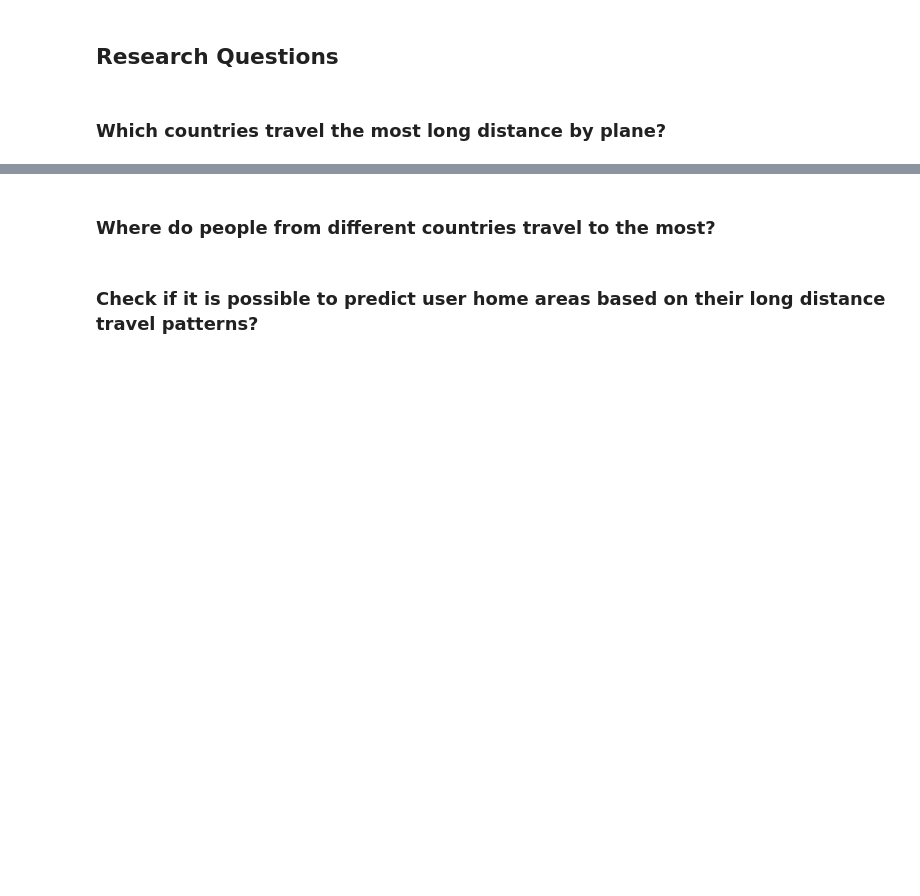
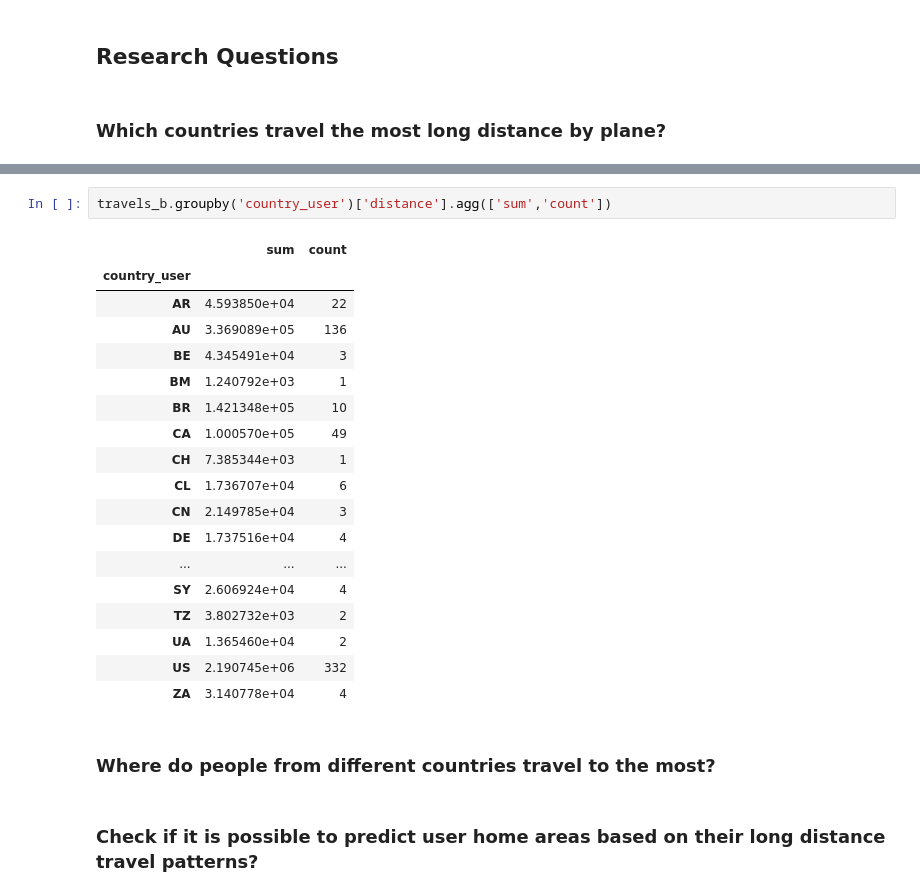
Before and after one commit to epfl-ada/ada-2020-project-milestone-p3-p3_pia, a Jupyter notebook: extension_analysis.ipynb, the cells around one changed output, grey strips where cells are left out. Saved outputs shown, nothing was run; the diff lists cells and outputs as text; blank space fills up the shorter version.

```diff
--- a/extension_analysis.ipynb
+++ b/extension_analysis.ipynb
@@ -779,3 +795,24 @@ travels_g = pd.read_pickle(os.path.join(data_folder, 'travels_b.pkl'))
+# %%
+travels_b.groupby('country_user')['distance'].agg(['sum','count'])
+# %% [output]
+|  | sum | count |
+| country_user |  |  |
+| AR | 4.593850e+04 | 22 |
+| AU | 3.369089e+05 | 136 |
+| BE | 4.345491e+04 | 3 |
+| BM | 1.240792e+03 | 1 |
+| BR | 1.421348e+05 | 10 |
+| CA | 1.000570e+05 | 49 |
+| CH | 7.385344e+03 | 1 |
+| CL | 1.736707e+04 | 6 |
+| CN | 2.149785e+04 | 3 |
+| DE | 1.737516e+04 | 4 |
+| ... | ... | ... |
+| SY | 2.606924e+04 | 4 |
+| TZ | 3.802732e+03 | 2 |
+| UA | 1.365460e+04 | 2 |
+| US | 2.190745e+06 | 332 |
+| ZA | 3.140778e+04 | 4 |
 # %% [markdown]
 ### Where do people from different countries travel to the most?
 # %% [markdown]
```
Also changed, not shown: parts of 2 cells of this notebook, 2 other files.
